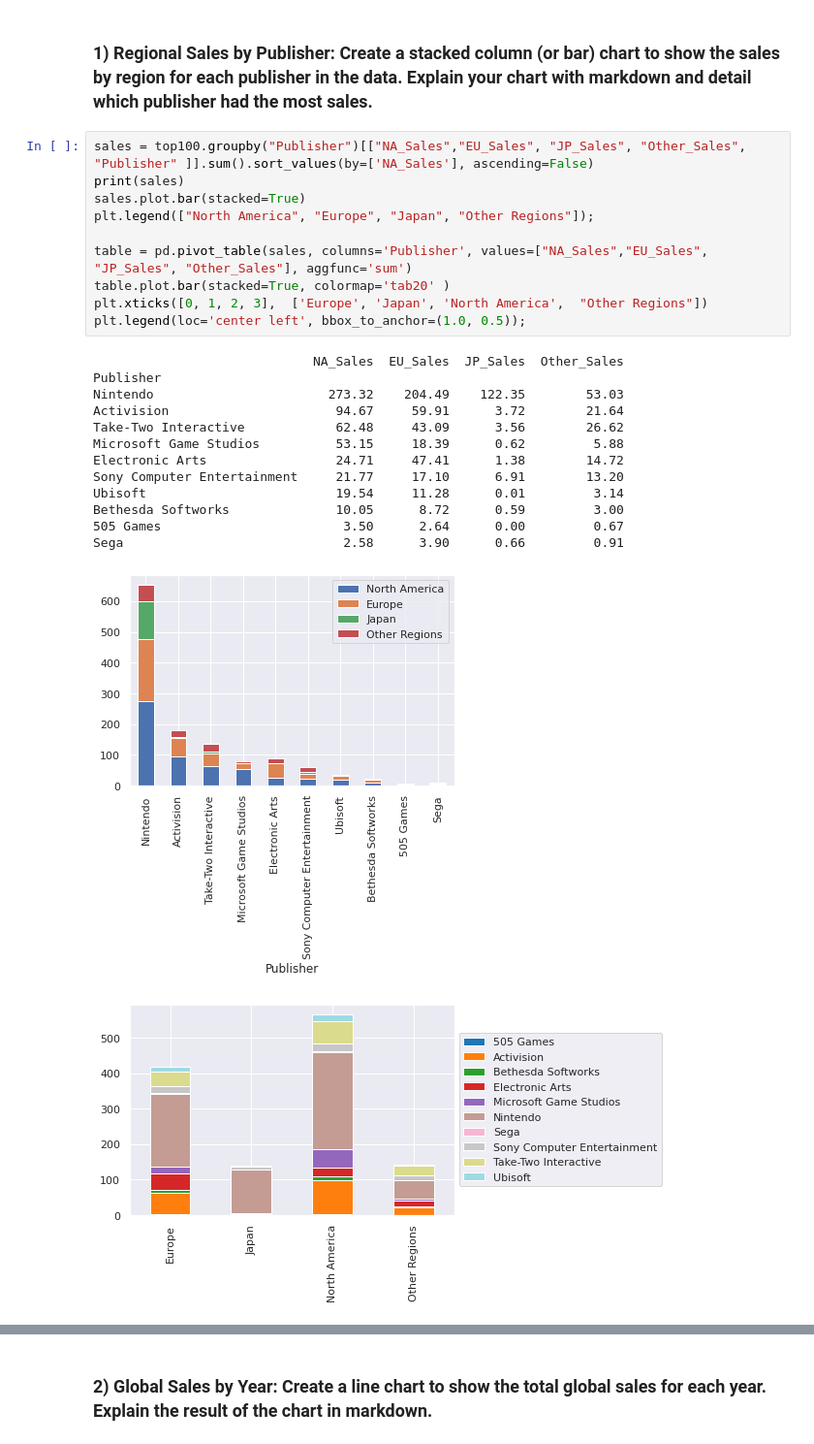
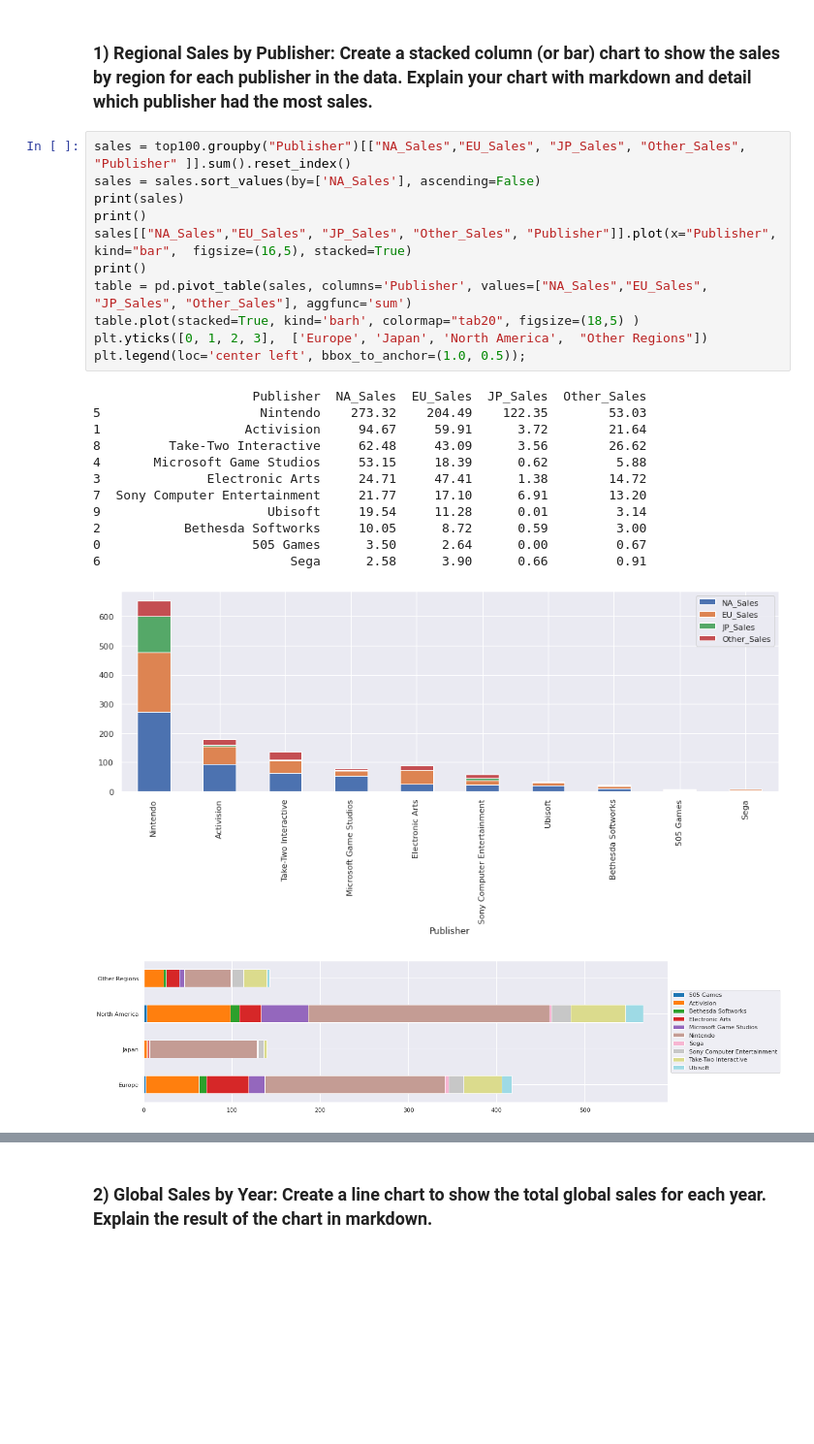
Before and after one commit to Janainaf/graphing_video_game_sales, a Jupyter notebook: video_game_sales.ipynb, the cells around one changed output, grey strips where cells are left out. Shown at 97% size. Drawn from its saved outputs; the diff is of its cells as text; blank space fills up the shorter version.

Commit message:
finished plotting and adding comments

```diff
--- a/video_game_sales.ipynb
+++ b/video_game_sales.ipynb
@@ -46,27 +38,27 @@ top100.head()
 # %% [markdown]
 ### 1) Regional Sales by Publisher: Create a stacked column (or bar) chart to show the sales by region for each publisher in the data. Explain your chart with markdown and detail which publisher had the most sales.
 # %%
-sales = top100.groupby("Publisher")[["NA_Sales","EU_Sales", "JP_Sales", "Other_Sales", "Publisher" ]].sum().sort_values(by=['NA_Sales'], ascending=False)
+sales = top100.groupby("Publisher")[["NA_Sales","EU_Sales", "JP_Sales", "Other_Sales", "Publisher" ]].sum().reset_index()
+sales = sales.sort_values(by=['NA_Sales'], ascending=False)
 print(sales)
-sales.plot.bar(stacked=True)
-plt.legend(["North America", "Europe", "Japan", "Other Regions"]);
-
+print()
+sales[["NA_Sales","EU_Sales", "JP_Sales", "Other_Sales", "Publisher"]].plot(x="Publisher", kind="bar",  figsize=(16,5), stacked=True)
+print()
 table = pd.pivot_table(sales, columns='Publisher', values=["NA_Sales","EU_Sales", "JP_Sales", "Other_Sales"], aggfunc='sum')
-table.plot.bar(stacked=True, colormap='tab20' )
-plt.xticks([0, 1, 2, 3],  ['Europe', 'Japan', 'North America',  "Other Regions"])
+table.plot(stacked=True, kind='barh', colormap="tab20", figsize=(18,5) )
+plt.yticks([0, 1, 2, 3],  ['Europe', 'Japan', 'North America',  "Other Regions"])
 plt.legend(loc='center left', bbox_to_anchor=(1.0, 0.5));
 # %% [output]
-                             NA_Sales  EU_Sales  JP_Sales  Other_Sales
-Publisher
-Nintendo                       273.32    204.49    122.35        53.03
-Activision                      94.67     59.91      3.72        21.64
-Take-Two Interactive            62.48     43.09      3.56        26.62
-Microsoft Game Studios          53.15     18.39      0.62         5.88
-Electronic Arts                 24.71     47.41      1.38        14.72
-Sony Computer Entertainment     21.77     17.10      6.91        13.20
-Ubisoft                         19.54     11.28      0.01         3.14
-Bethesda Softworks              10.05      8.72      0.59         3.00
-505 Games                        3.50      2.64      0.00         0.67
-Sega                             2.58      3.90      0.66         0.91
+                     Publisher  NA_Sales  EU_Sales  JP_Sales  Other_Sales
+5                     Nintendo    273.32    204.49    122.35        53.03
+1                   Activision     94.67     59.91      3.72        21.64
+8         Take-Two Interactive     62.48     43.09      3.56        26.62
+4       Microsoft Game Studios     53.15     18.39      0.62         5.88
+3              Electronic Arts     24.71     47.41      1.38        14.72
+7  Sony Computer Entertainment     21.77     17.10      6.91        13.20
+9                      Ubisoft     19.54     11.28      0.01         3.14
+2           Bethesda Softworks     10.05      8.72      0.59         3.00
+0                    505 Games      3.50      2.64      0.00         0.67
+6                         Sega      2.58      3.90      0.66         0.91
-[figure, old version]
+[figure, new version]
-[figure, old version]
+[figure, new version]
```
Also changed, not shown: parts of 15 cells of this notebook.
